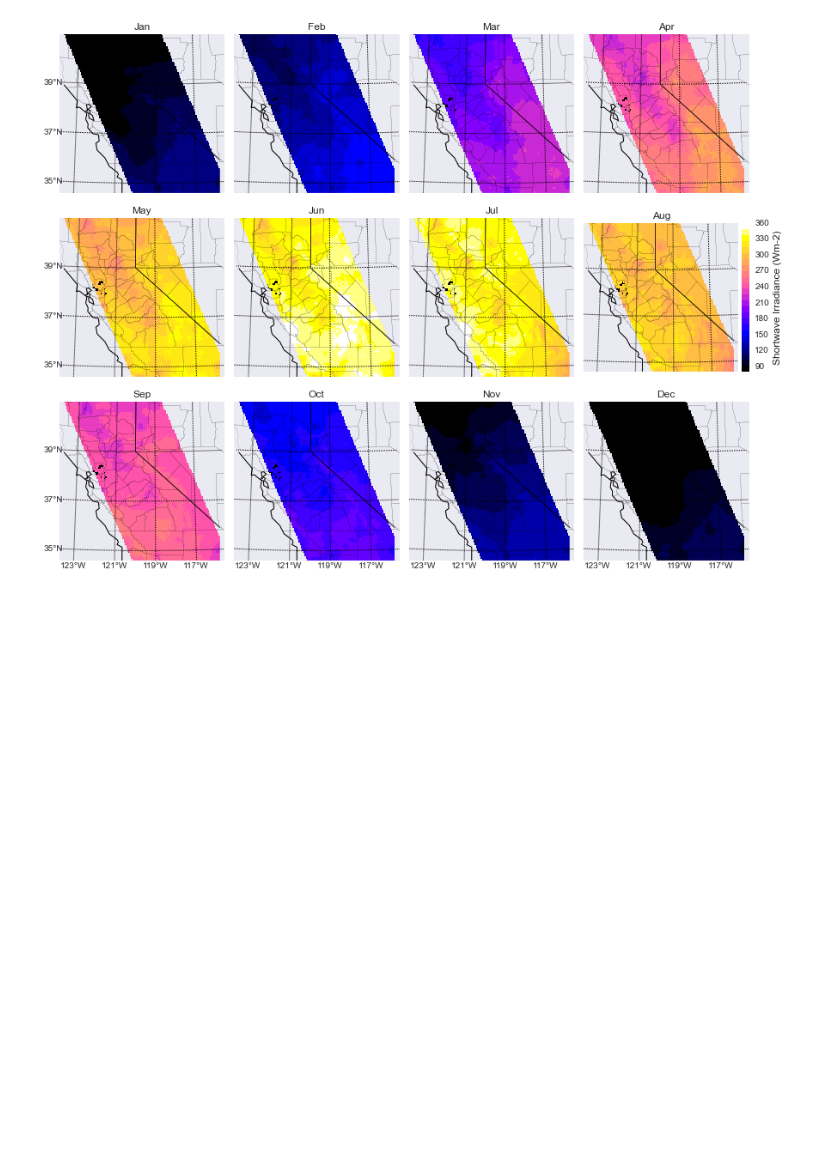
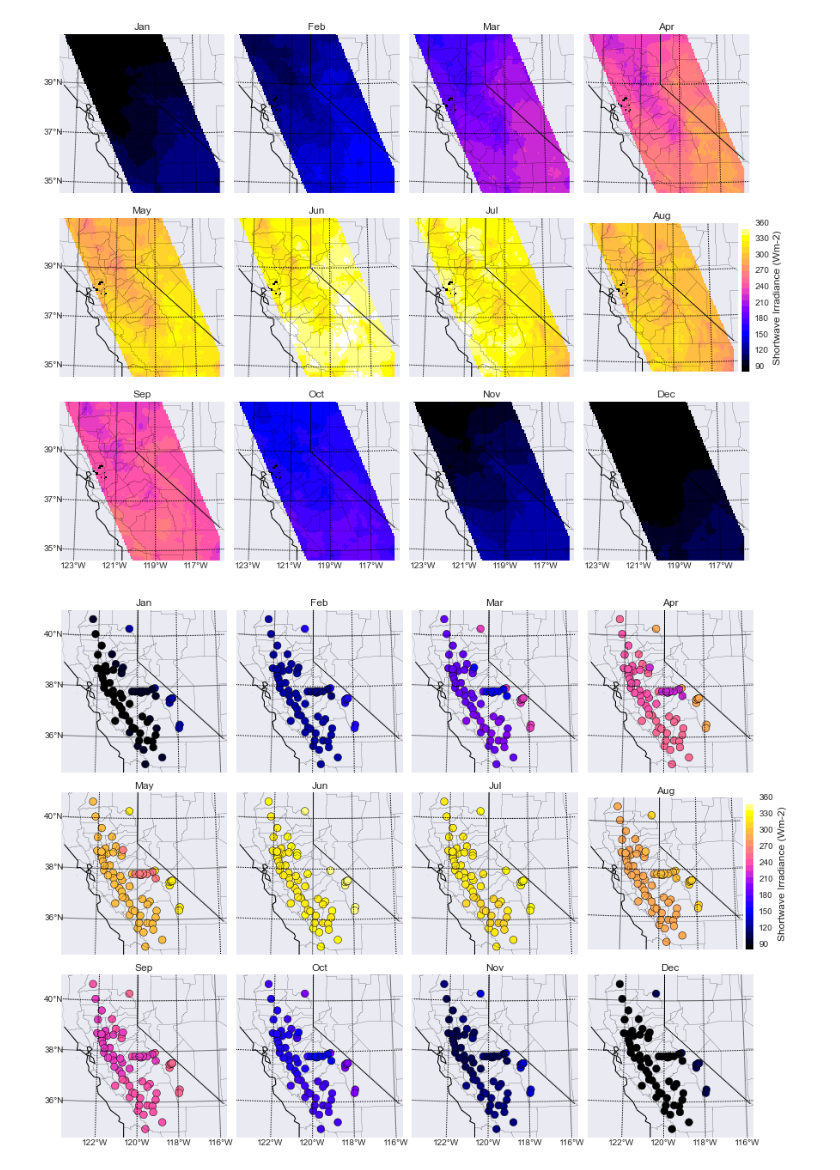
Before and after one commit to klapo/CalRad, a Jupyter notebook: CC.CA.StatisticsMaps.Master.ipynb, the cells around one changed output. Saved outputs shown, nothing was run; the diff lists cells and outputs as text; code cells hidden in the pictures; blank space fills up the shorter version.

```diff
--- a/CC.CA.StatisticsMaps.Master.ipynb
+++ b/CC.CA.StatisticsMaps.Master.ipynb
@@ -441,3 +518,59 @@ for rad in rad_names:
 [figure]
 [figure]
 [figure]
+# %%
+##########################################################
+## Monthly climatology maps - Ground observation groups ##
+##########################################################
+SWmin = 80
+SWmax = 360
+month_label = ['Jan','Feb','Mar','Apr','May','Jun','Jul','Aug','Sep','Oct','Nov','Dec']
+cmap = cmap_discretize(cm.gnuplot2,25)
+f, axes = plt.subplots(3, 4, figsize=(12, 9), sharex=True, sharey=True)
+
+## Build basemap
+# Directory for basemap pickle files
+dir_bmap = '/Users/karllapo/gdrive/SnowHydrology/proj/CloudClimatology/data/basemap'
+
+lon_stat = monthly_cl['grobs'].longitude.values
+lat_stat = monthly_cl['grobs'].latitude.values
+
+bmp,bmd = build_basemap(lon_stat,lat_stat,dir_bmap,'CA.Domain.bmp.pickle')
+lat_labels = np.arange(34,42,2)
+lon_labels = np.arange(-116.,-124.,-2)
+
+for ax, month in zip(axes.flat, np.arange(0, 12)):
+    bmp.ax = ax
+    for n,gr in enumerate(monthly_cl['grobs'].groupby('Grouping')):
+        # Scatter plot
+        group_mean_irrad = np.ones(gr[1].SWdwn.sel(month=month+1).values.shape)\
+                            *gr[1].SWdwn.sel(month=month+1).values.mean()
+        im = bmp.scatter(gr[1].longitude.values,gr[1].latitude.values,c=group_mean_irrad, \
+                s=75, cmap=cmap, vmin = SWmin, vmax = SWmax, linewidths=.5 ,latlon=True,ax=ax)
+    # political boundaries.
+    bmp.drawstates()
+    bmp.drawcoastlines()
+    bmp.drawcounties()
+
+    # Labels
+    ax.set_title(month_label[month])
+    if np.mod((month+4),4) == 0:
+        bmp.drawparallels(lat_labels,labels=[1,0,0,0])
+    else:
+        bmp.drawparallels(lat_labels)
+    if month > 7:
+        bmp.drawmeridians(lon_labels,labels=[0,0,0,1])
+    else:
+        bmp.drawmeridians(lon_labels)
+
+    if month == 7:
+        cb = bmp.colorbar(im,"right", size="5%", pad='2%')
+        cb.set_label('Shortwave Irradiance (Wm-2)', fontsize=12)
+
+    f.tight_layout()
+
+    os.chdir(dir_print)
+    fname = 'GrObs.Groups.MonthlyClimatology.png'
+    f.savefig(fname)
+# %% [output]
+[figure, added]
```
Also changed, not shown: parts of 10 cells of this notebook.
